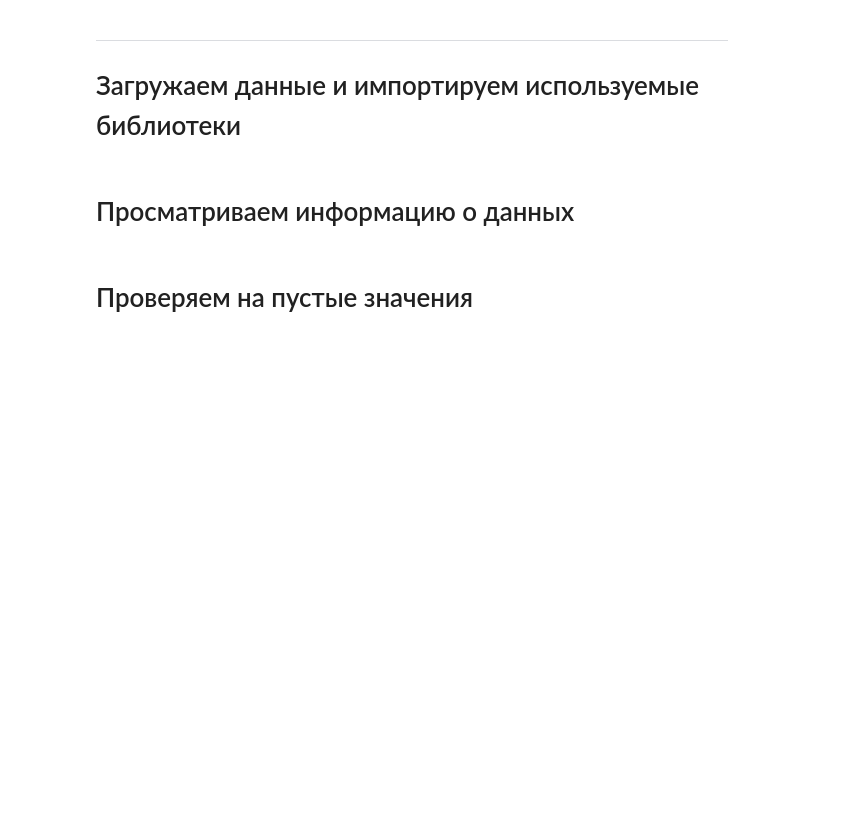
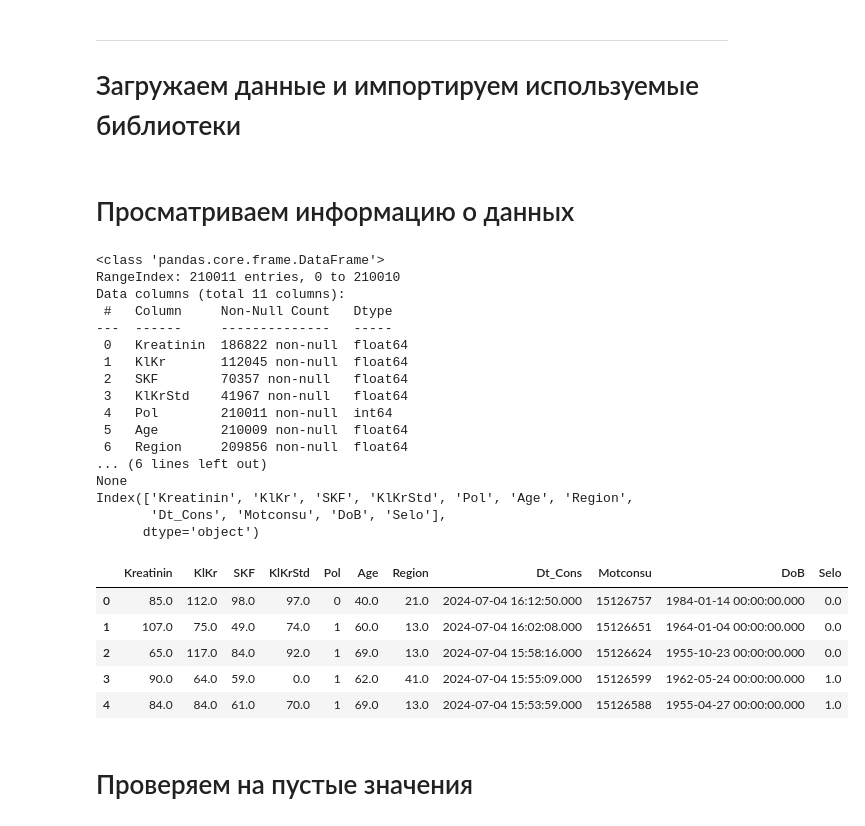
Before and after one commit to GwPlNicker/analyst, a Jupyter notebook: skf.ipynb, the cells around one changed output. Saved outputs shown, nothing was run; the diff lists cells and outputs as text; code cells hidden in the pictures; blank space fills up the shorter version.

```diff
--- a/skf.ipynb
+++ b/skf.ipynb
@@ -72,8 +76,32 @@ colren = {
 # %%
 print(df.info())
 print(df.columns)
-df.columns.rename(colren, inplace=True)
+#df.rename(columns=colren., inplace=True )
 df.head(5)
+# %% [output]
+<class 'pandas.core.frame.DataFrame'>
+RangeIndex: 210011 entries, 0 to 210010
+Data columns (total 11 columns):
+ #   Column     Non-Null Count   Dtype
+---  ------     --------------   -----
+ 0   Kreatinin  186822 non-null  float64
+ 1   KlKr       112045 non-null  float64
+ 2   SKF        70357 non-null   float64
+ 3   KlKrStd    41967 non-null   float64
+ 4   Pol        210011 non-null  int64
+ 5   Age        210009 non-null  float64
+ 6   Region     209856 non-null  float64
+... (6 lines left out)
+None
+Index(['Kreatinin', 'KlKr', 'SKF', 'KlKrStd', 'Pol', 'Age', 'Region',
+       'Dt_Cons', 'Motconsu', 'DoB', 'Selo'],
+      dtype='object')
+|  | Kreatinin | KlKr | SKF | KlKrStd | Pol | Age | Region | Dt_Cons | Motconsu | DoB | Selo |
+| 0 | 85.0 | 112.0 | 98.0 | 97.0 | 0 | 40.0 | 21.0 | 2024-07-04 16:12:50.000 | 15126757 | 1984-01-14 00:00:00.000 | 0.0 |
+| 1 | 107.0 | 75.0 | 49.0 | 74.0 | 1 | 60.0 | 13.0 | 2024-07-04 16:02:08.000 | 15126651 | 1964-01-04 00:00:00.000 | 0.0 |
+| 2 | 65.0 | 117.0 | 84.0 | 92.0 | 1 | 69.0 | 13.0 | 2024-07-04 15:58:16.000 | 15126624 | 1955-10-23 00:00:00.000 | 0.0 |
+| 3 | 90.0 | 64.0 | 59.0 | 0.0 | 1 | 62.0 | 41.0 | 2024-07-04 15:55:09.000 | 15126599 | 1962-05-24 00:00:00.000 | 1.0 |
+| 4 | 84.0 | 84.0 | 61.0 | 70.0 | 1 | 69.0 | 13.0 | 2024-07-04 15:53:59.000 | 15126588 | 1955-04-27 00:00:00.000 | 1.0 |
 # %% [markdown]
 # Проверяем на пустые значения
 # %%
```
Also changed, not shown: parts of 7 cells of this notebook.
